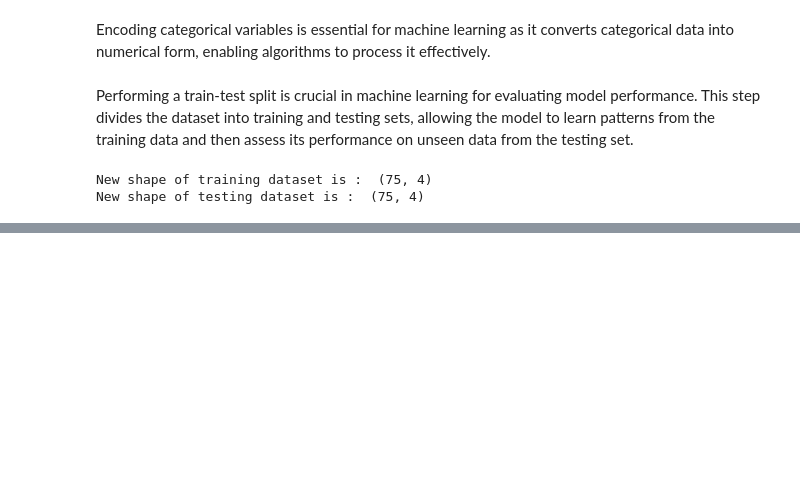
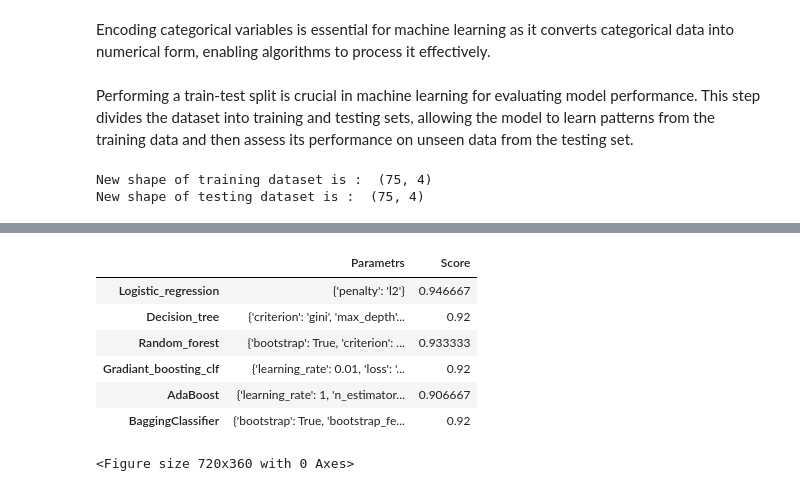
Before and after one commit to Kirat6098/PracRepo, a Jupyter notebook: Logistic_regression/logis.ipynb, the cells around one changed output, grey strips where cells are left out. Drawn from its saved outputs; the diff is of its cells as text; code cells hidden in the pictures; blank space fills up the shorter version.

Commit message:
HyperParameter_tunned

```diff
--- a/Logistic_regression/logis.ipynb
+++ b/Logistic_regression/logis.ipynb
@@ -180,0 +153,37 @@ np.mean(cross_val_score(estimator=bag,
+# %%
+models={
+    'Logistic_regression':LogisticRegression(solver='saga'),
+    'Decision_tree':DecisionTreeClassifier(),
+    'Random_forest':RandomForestClassifier(),
+    'Gradiant_boosting_clf':GradientBoostingClassifier(),
+    'AdaBoost':AdaBoostClassifier(),
+    'BaggingClassifier':BaggingClassifier()
+}
+# %%
+params1={
+    'Logistic_regression':{'penalty':['l1', 'l2', 'elasticnet']},
+    'Decision_tree':{'criterion':['gini', 'entropy', 'log_loss'],
+                     'max_depth':[3,5,7,10,None]},
+    'Random_forest':{'n_estimators':[10,20,30,40,50],
+                     'criterion':['gini', 'entropy', 'log_loss'],
+                     'max_depth':[3,5,7,10,None],
+                     'bootstrap':[True,False]},
+    'Gradiant_boosting_clf':{'loss':['log_loss', 'deviance', 'exponential'],
+                             'learning_rate':[0.1,0.001,0.0001,0.01],
+                             'n_estimators':[10,20,30,40,50]},
+    'AdaBoost':{'n_estimators':[10,20,30],
+                'learning_rate':[0.01,0.001,1]},
+    'BaggingClassifier':{'n_estimators':[10,20,30,40,50],
+                         'max_samples':[0.3,0.4,0.5],
+                         'max_features':[0.25,0.5],
+                         'bootstrap':[True,False],
+                         'bootstrap_features':[True,False]}
+    }
+# %%
+best_model_params=[]
+best_model_score=[]
+for name,model in models.items():
+    grid_cv=GridSearchCV(estimator=model,param_grid=params1[name],cv=5,scoring='accuracy')
+    grid_cv.fit(X_train,y_train)
+    best_model_params.append(grid_cv.best_params_)
+    best_model_score.append(grid_cv.best_score_)
@@ -180,0 +208,17 @@ np.mean(cross_val_score(estimator=bag,
+# %%
+tuned_model=pd.DataFrame([best_model_params,best_model_score],columns=models.keys()).T
+tuned_model.rename(columns={0:'Parametrs',1:'Score'},inplace=True)
+tuned_model
+# %% [output]
+|  | Parametrs | Score |
+| Logistic_regression | {'penalty': 'l2'} | 0.946667 |
+| Decision_tree | {'criterion': 'gini', 'max_depth'... | 0.92 |
+| Random_forest | {'bootstrap': True, 'criterion': ... | 0.933333 |
+| Gradiant_boosting_clf | {'learning_rate': 0.01, 'loss': '... | 0.92 |
+| AdaBoost | {'learning_rate': 1, 'n_estimator... | 0.906667 |
+| BaggingClassifier | {'bootstrap': True, 'bootstrap_fe... | 0.92 |
+# %%
+plt.figure(figsize=(10,5))
+px.scatter(data_frame=tuned_model,x=models.keys(),y='Score',color=models.keys(),size=[1,1,1,1,1,1],title='Tunned Classification models Score')
+# %% [output]
+<Figure size 720x360 with 0 Axes>
```
Also changed, not shown: parts of 11 cells of this notebook.
